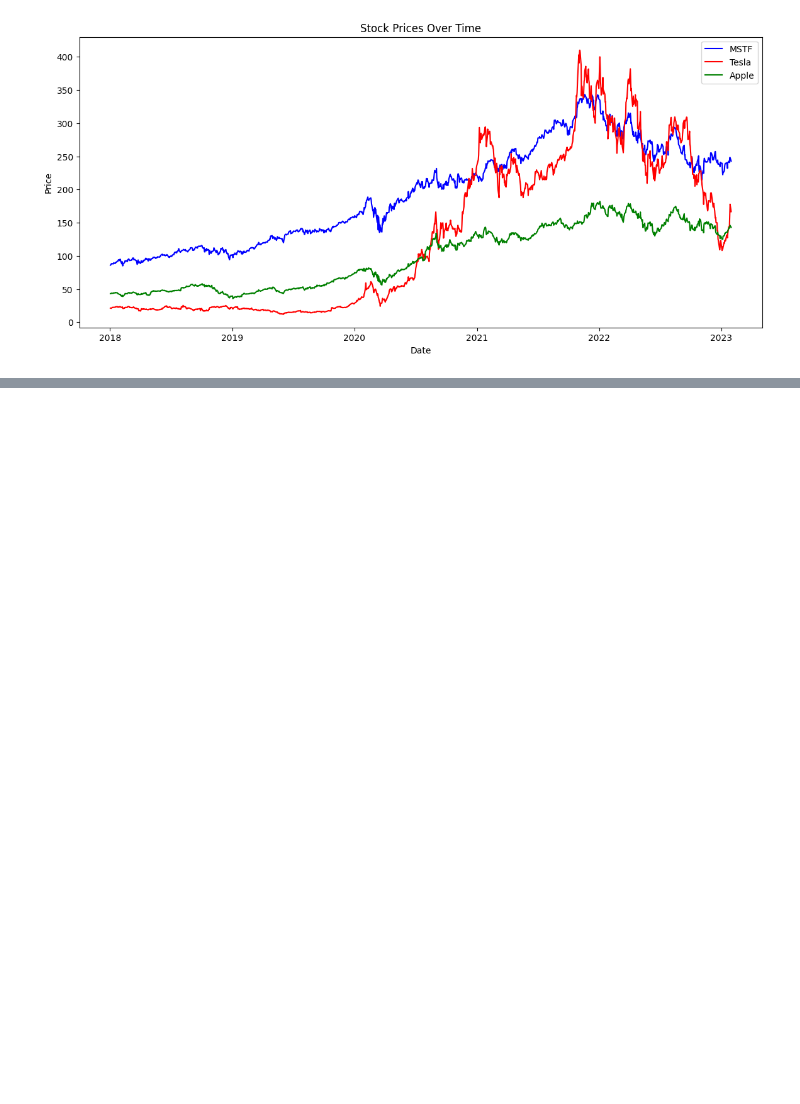
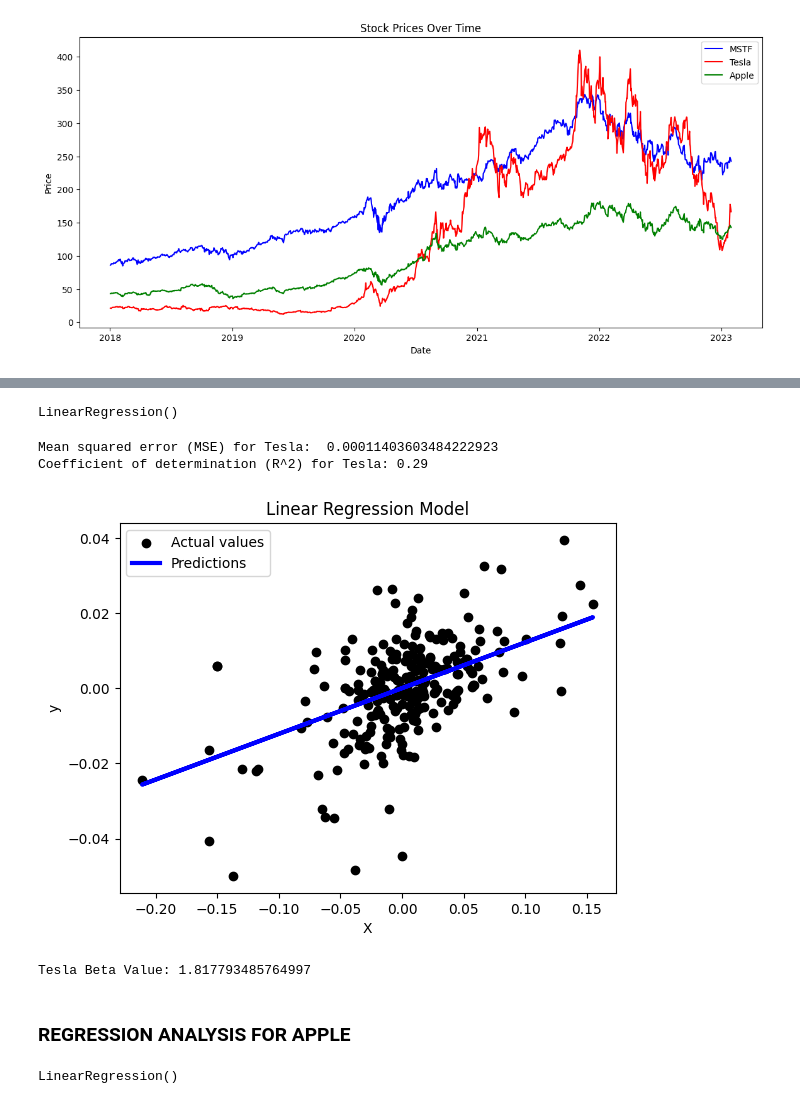
Before and after one commit to frktsc/SP-stock-price, a Jupyter notebook: Stoks_Analysis.ipynb, the cells around one changed output, grey strips where cells are left out. Saved outputs shown, nothing was run; the diff lists cells and outputs as text; code cells hidden in the pictures; blank space fills up the shorter version.

Commit message:
analysis completed

```diff
--- a/Stoks_Analysis.ipynb
+++ b/Stoks_Analysis.ipynb
@@ -228,0 +273,45 @@ plt.show()
+# %%
+Data_Combined.dropna(axis=0,inplace=True)
+# %%
+X_tesla=Data_Combined['Tesl%chng'].values.reshape(-1,1)
+y=Data_Combined['SP%chng']
+# %%
+X_train, X_test, y_train, y_test = train_test_split(X_tesla, y, test_size=0.2, random_state=42)
+# %%
+model = LinearRegression()
+model.fit(X_train, y_train)
+# %% [output]
+LinearRegression()
+# %%
+# Making predictions on the test set
+y_pred = model.predict(X_test)
+
+# Evaluating the model's performance
+from sklearn.metrics import mean_squared_error, r2_score
+print("Mean squared error (MSE) for Tesla: ", mean_squared_error(y_test, y_pred))
+print("Coefficient of determination (R^2) for Tesla: %.2f" % r2_score(y_test, y_pred))
+
+# Comparing the actual values with the predictions
+plt.scatter(X_test, y_test, color='black', label='Actual values')
+plt.plot(X_test, y_pred, color='blue', linewidth=3, label='Predictions')
+
+plt.xlabel('X')
+plt.ylabel('y')
+plt.title('Linear Regression Model')
+plt.legend()
+plt.show()
+# %% [output]
+Mean squared error (MSE) for Tesla:  0.00011403603484222923
+Coefficient of determination (R^2) for Tesla: 0.29
+[figure, added]
+# %%
+covariance = np.cov(Data_Combined['Tesl%chng'], Data_Combined['SP%chng'])
+cov_stock_market = covariance[0, 1]
+var_market = covariance[1, 1]
+
+beta_tesla = cov_stock_market / var_market
+print(f"Tesla Beta Value: {beta_tesla}")
+# %% [output]
+Tesla Beta Value: 1.817793485764997
+# %% [markdown]
+### REGRESSION ANALYSIS FOR APPLE ###
@@ -228,0 +323,4 @@ plt.show()
+# %%
+model.fit(X_train, y_train)
+# %% [output]
+LinearRegression()
```
Also changed, not shown: parts of 22 cells of this notebook, 1 other file.
